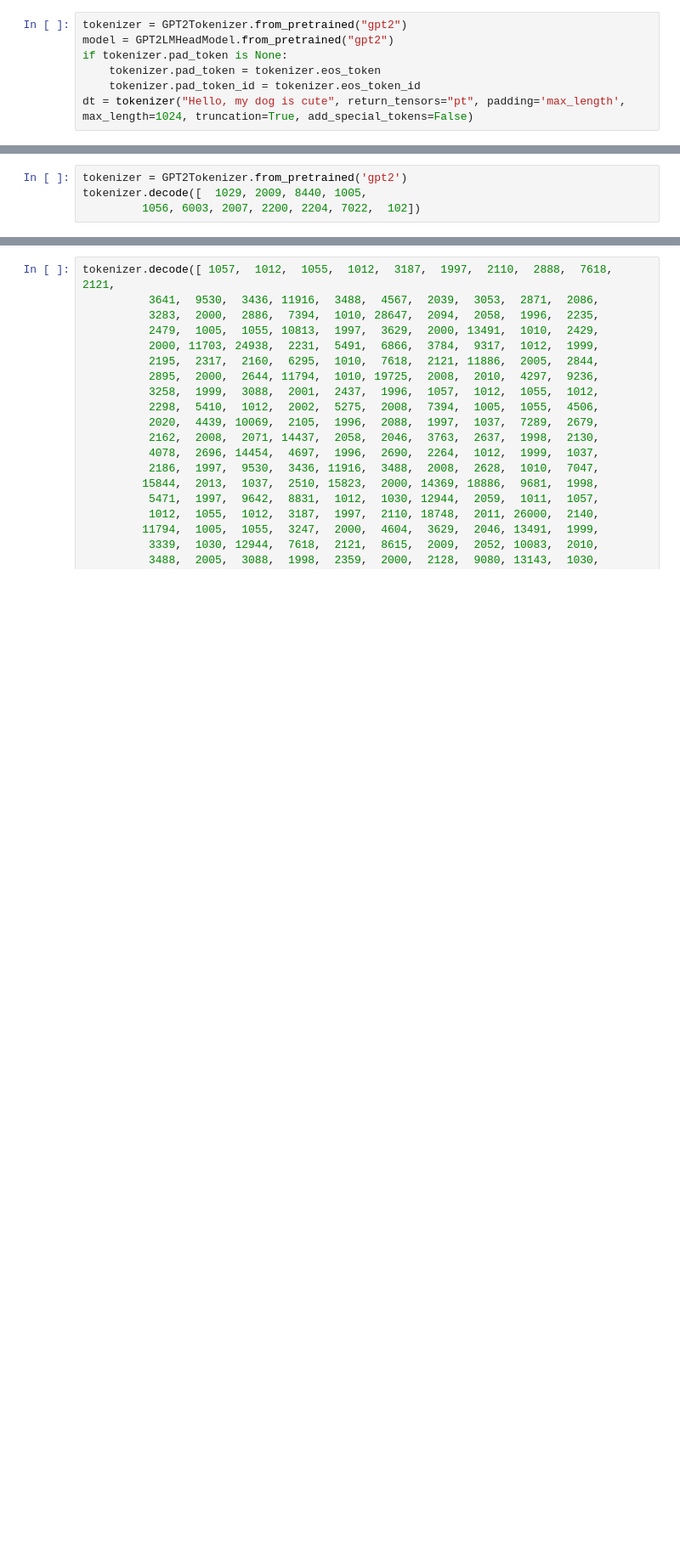
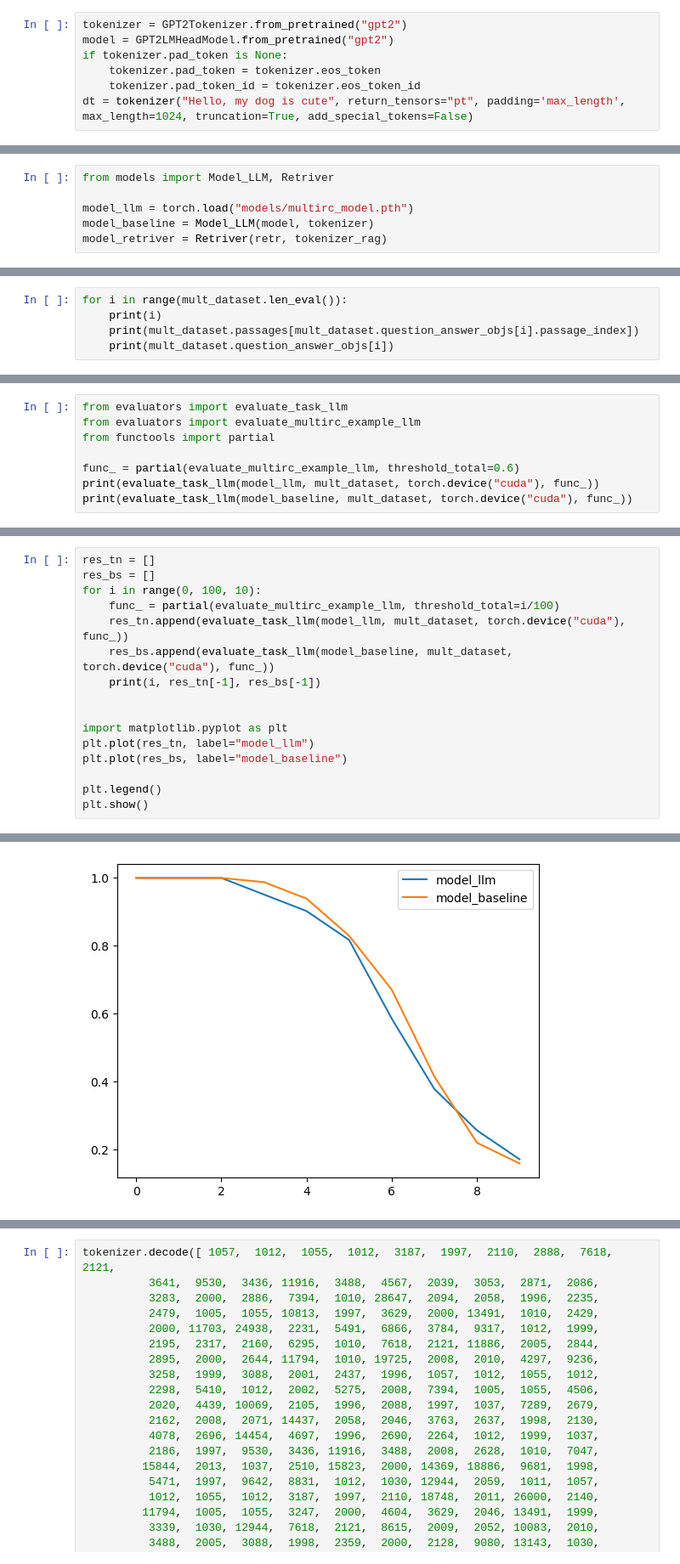
Before and after one commit to jerkosegvic/dipl_project, a Jupyter notebook: proba.ipynb, the cells around one changed output, grey strips where cells are left out. Shown: that part at 85% size. Cells and saved outputs as stored; diff of their text form; blank space fills up the shorter version.

Commit message:
Retriver TL trained

```diff
--- a/proba.ipynb
+++ b/proba.ipynb
@@ -257,4 +15,0 @@ multirc_dataset.passages[0]
-# %%
-tokenizer = GPT2Tokenizer.from_pretrained('gpt2')
-tokenizer.decode([  1029, 2009, 8440, 1005,
-         1056, 6003, 2007, 2200, 2204, 7022,  102])
@@ -375,0 +38,6 @@ tensor([[   52,    13,    50,    13,  4986,   286,  1812,  8616, 39162,  6149,
+# %%
+from models import Model_LLM, Retriver
+
+model_llm = torch.load("models/multirc_model.pth")
+model_baseline = Model_LLM(model, tokenizer)
+model_retriver = Retriver(retr, tokenizer_rag)
@@ -375,0 +94,5 @@ tensor([[   52,    13,    50,    13,  4986,   286,  1812,  8616, 39162,  6149,
+# %%
+for i in range(mult_dataset.len_eval()):
+    print(i)
+    print(mult_dataset.passages[mult_dataset.question_answer_objs[i].passage_index])
+    print(mult_dataset.question_answer_objs[i])
@@ -375,0 +178,8 @@ tensor([[   52,    13,    50,    13,  4986,   286,  1812,  8616, 39162,  6149,
+# %%
+from evaluators import evaluate_task_llm
+from evaluators import evaluate_multirc_example_llm
+from functools import partial
+
+func_ = partial(evaluate_multirc_example_llm, threshold_total=0.6)
+print(evaluate_task_llm(model_llm, mult_dataset, torch.device("cuda"), func_))
+print(evaluate_task_llm(model_baseline, mult_dataset, torch.device("cuda"), func_))
@@ -375,0 +189,17 @@ tensor([[   52,    13,    50,    13,  4986,   286,  1812,  8616, 39162,  6149,
+# %%
+res_tn = []
+res_bs = []
+for i in range(0, 100, 10):
+    func_ = partial(evaluate_multirc_example_llm, threshold_total=i/100)
+    res_tn.append(evaluate_task_llm(model_llm, mult_dataset, torch.device("cuda"), func_))
+    res_bs.append(evaluate_task_llm(model_baseline, mult_dataset, torch.device("cuda"), func_))
+    print(i, res_tn[-1], res_bs[-1])
+
+
+import matplotlib.pyplot as plt
+plt.plot(res_tn, label="model_llm")
+plt.plot(res_bs, label="model_baseline")
+
+plt.legend()
+plt.show()
+# %% [output]
@@ -375,0 +216 @@ tensor([[   52,    13,    50,    13,  4986,   286,  1812,  8616, 39162,  6149,
+[figure, added]
```
Also changed, not shown: parts of 60 cells of this notebook, 14 other files.
